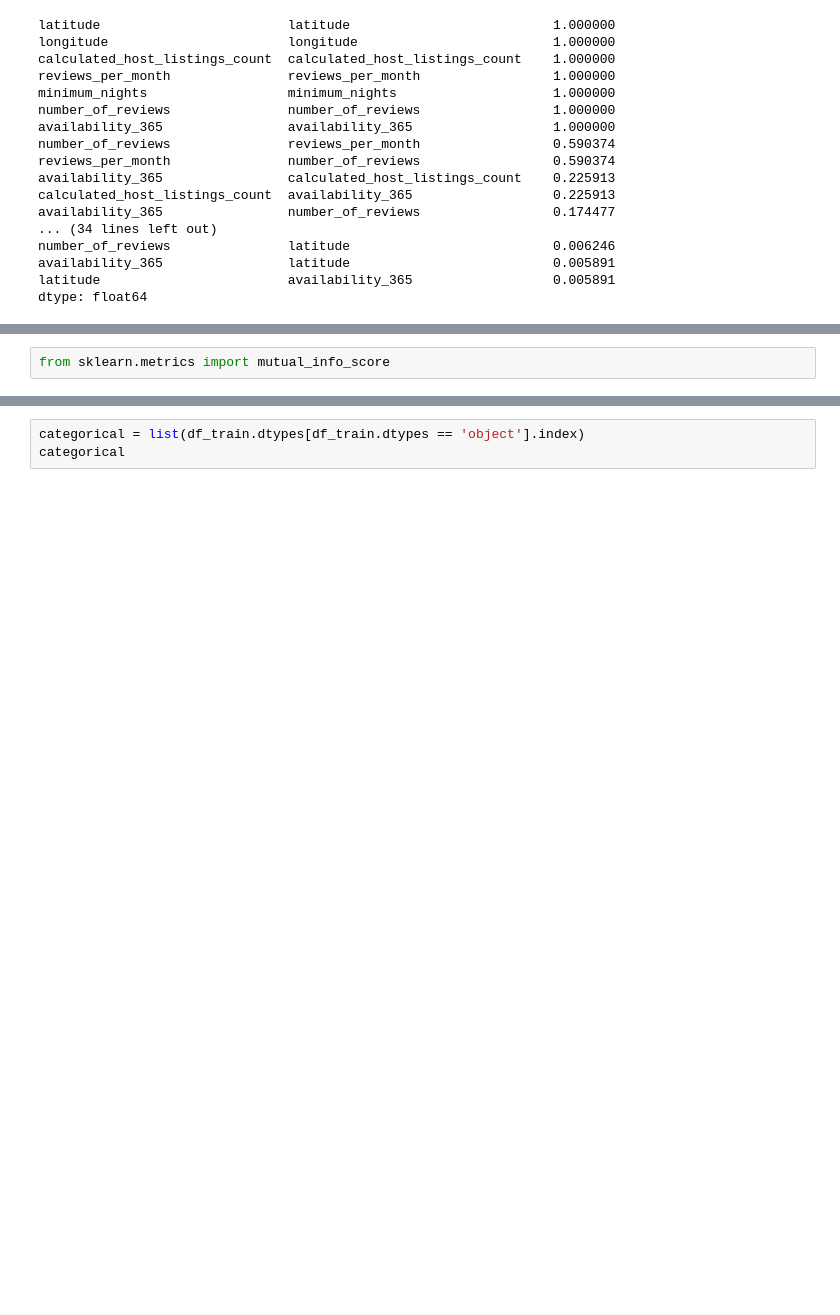
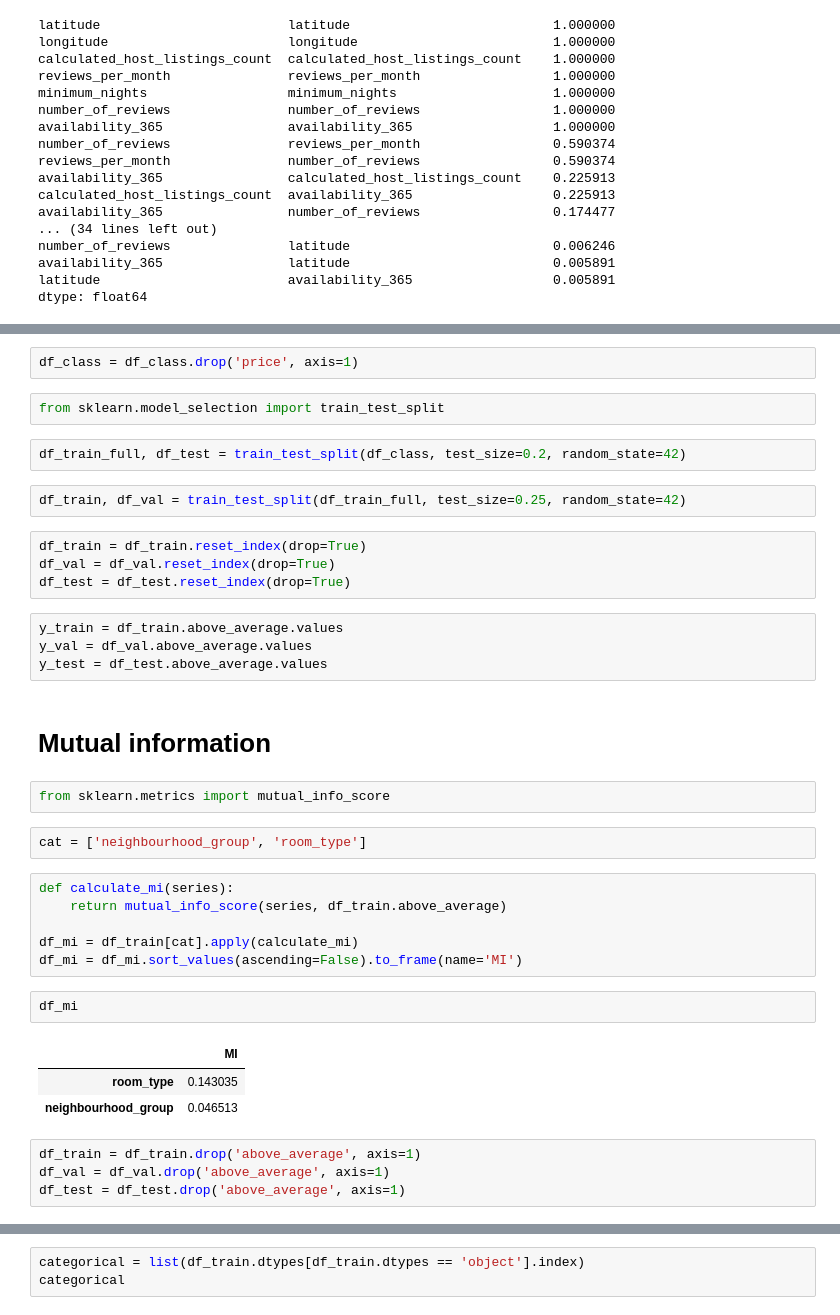
Before and after one commit to tokurgit/ml-zoomcamp-assignments, a Jupyter notebook: week_3/homework_3.ipynb, the cells around one changed output, grey strips where cells are left out. Saved outputs shown, nothing was run; the diff lists cells and outputs as text; blank space fills up the shorter version.

```diff
--- a/week_3/homework_3.ipynb
+++ b/week_3/homework_3.ipynb
@@ -112,2 +126,38 @@ above_average = (y_train >= 152)
+# %%
+df_class = df_class.drop('price', axis=1)
+# %%
+from sklearn.model_selection import train_test_split
+# %%
+df_train_full, df_test = train_test_split(df_class, test_size=0.2, random_state=42)
+# %%
+df_train, df_val = train_test_split(df_train_full, test_size=0.25, random_state=42)
+# %%
+df_train = df_train.reset_index(drop=True)
+df_val = df_val.reset_index(drop=True)
+df_test = df_test.reset_index(drop=True)
+# %%
+y_train = df_train.above_average.values
+y_val = df_val.above_average.values
+y_test = df_test.above_average.values
+# %% [markdown]
+# Mutual information
 # %%
 from sklearn.metrics import mutual_info_score
+# %%
+cat = ['neighbourhood_group', 'room_type']
+# %%
+def calculate_mi(series):
+    return mutual_info_score(series, df_train.above_average)
+
+df_mi = df_train[cat].apply(calculate_mi)
+df_mi = df_mi.sort_values(ascending=False).to_frame(name='MI')
+# %%
+df_mi
+# %% [output]
+|  | MI |
+| room_type | 0.143035 |
+| neighbourhood_group | 0.046513 |
+# %%
+df_train = df_train.drop('above_average', axis=1)
+df_val = df_val.drop('above_average', axis=1)
+df_test = df_test.drop('above_average', axis=1)
```
Also changed, not shown: parts of 36 cells of this notebook.
